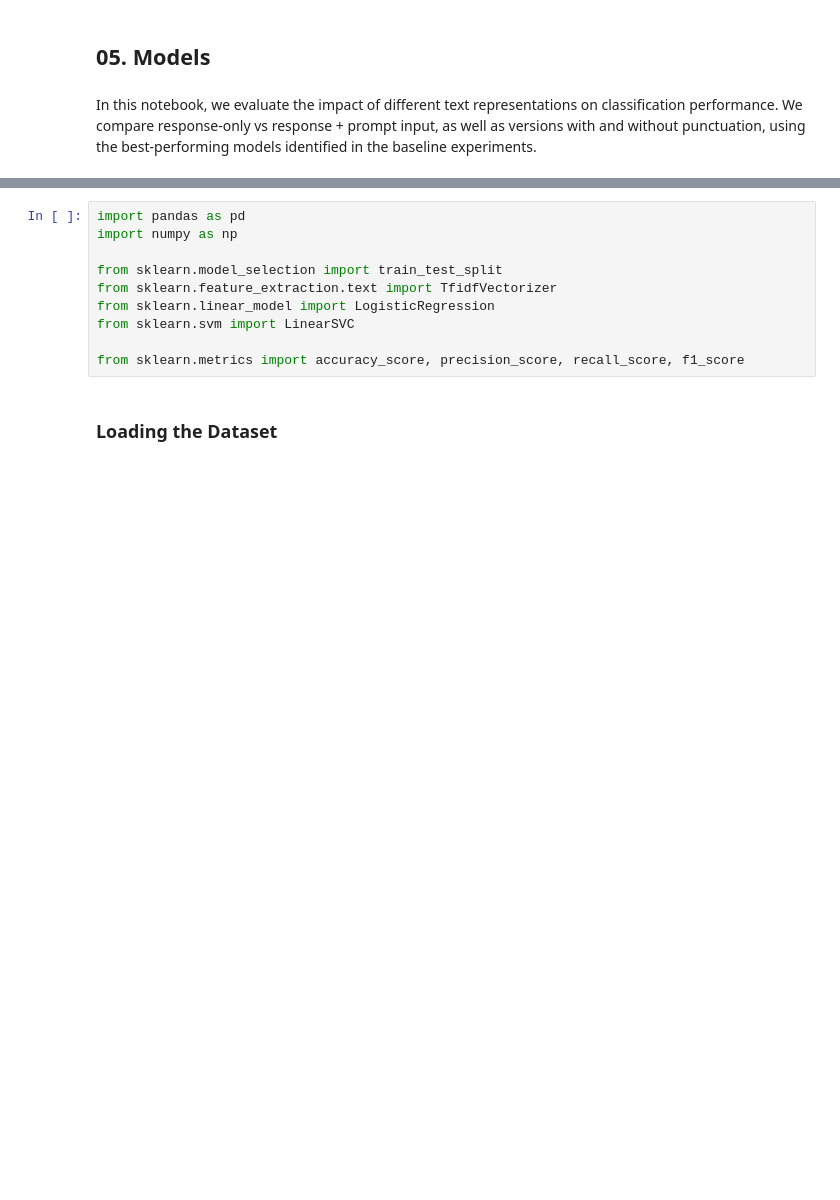
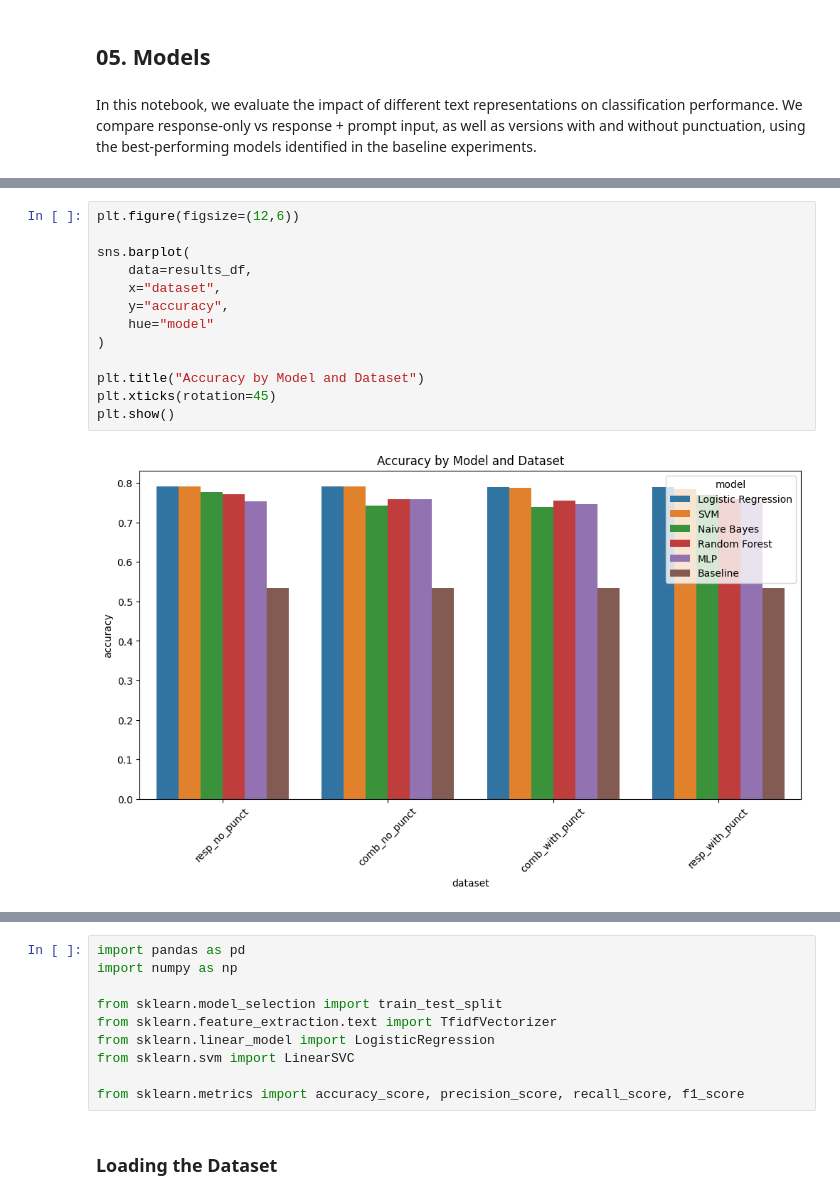
Before and after one commit to carolinapires03/NLP-project1, a Jupyter notebook: notebooks/05.Models.ipynb, the cells around one changed output, grey strips where cells are left out. Saved outputs shown, nothing was run; the diff lists cells and outputs as text; blank space fills up the shorter version.

```diff
--- a/notebooks/05.Models.ipynb
+++ b/notebooks/05.Models.ipynb
@@ -12,0 +77,15 @@ We compare response-only vs response + prompt input, as well as versions with an
+# %%
+plt.figure(figsize=(12,6))
+
+sns.barplot(
+    data=results_df,
+    x="dataset",
+    y="accuracy",
+    hue="model"
+)
+
+plt.title("Accuracy by Model and Dataset")
+plt.xticks(rotation=45)
+plt.show()
+# %% [output]
+[figure, added]
```
Also changed, not shown: parts of 16 cells of this notebook.
